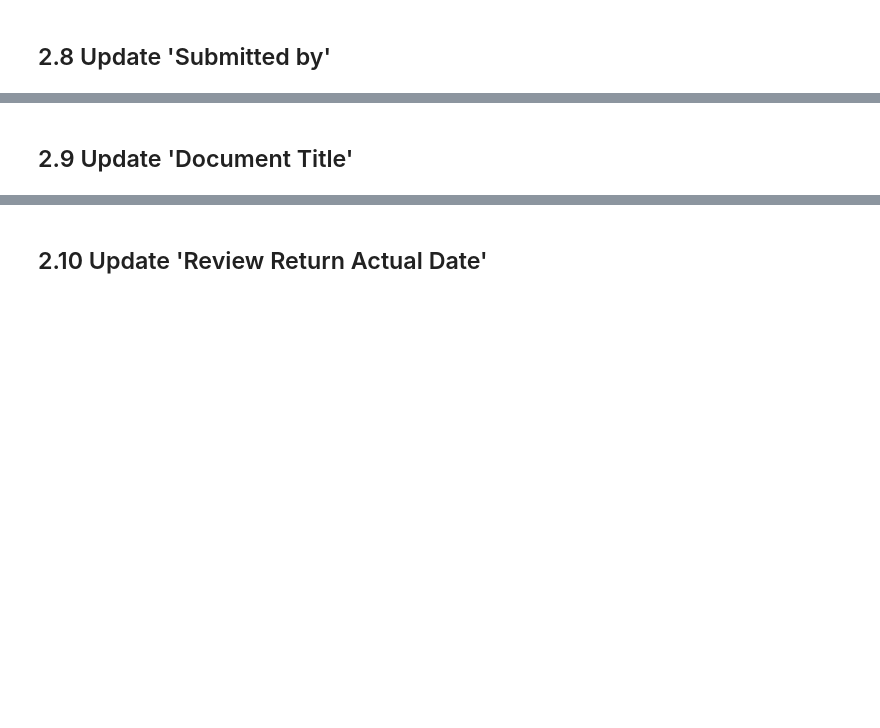
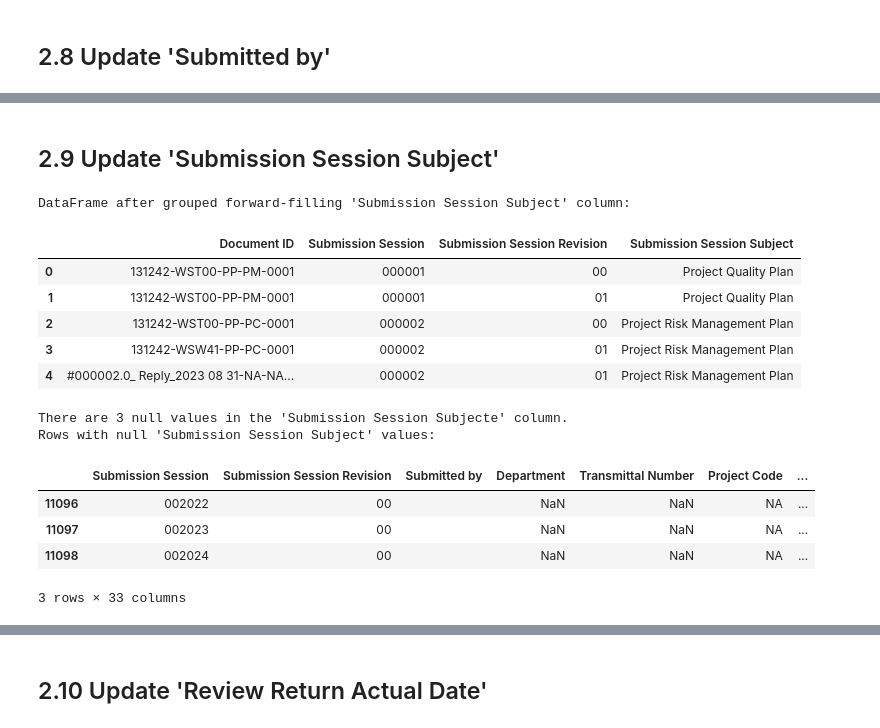
Before and after one commit to chinwarsoon/Engineering-and-Design, a Jupyter notebook: dcc/dcc_mdl.ipynb, the cells around one changed output, grey strips where cells are left out. Saved outputs shown, nothing was run; the diff lists cells and outputs as text; code cells hidden in the pictures; blank space fills up the shorter version.

```diff
--- a/dcc/dcc_mdl.ipynb
+++ b/dcc/dcc_mdl.ipynb
@@ -702,23 +1018,38 @@ else:
 # %% [markdown]
-## 2.9 Update 'Document Title'
+## 2.9 Update 'Submission Session Subject'
 # %%
-# Check if 'Document Title' column exists before performing forward fill operations, and if it does,
+# Check if 'Submission Session Subject' column exists before performing forward fill operations, and if it does,
 # perform forward fill per 'Submission Session' and 'Submission Session Revision', then per 'Submission Session'.
 
-if 'Document Title' in df_cleaned_and_filtered.columns:
-    df_cleaned_and_filtered['Document Title'] = df_cleaned_and_filtered.groupby(['Submission Session', 'Submission Session Revision'])['Document Title'].ffill()
-    df_cleaned_and_filtered['Document Title'] = df_cleaned_and_filtered.groupby('Submission Session')['Document Title'].ffill()
+if 'Submission Session Subject' in df_cleaned_and_filtered.columns:
+    df_cleaned_and_filtered['Submission Session Subject'] = df_cleaned_and_filtered.groupby(['Submission Session', 'Submission Session Revision'])['Submission Session Subject'].ffill()
+    df_cleaned_and_filtered['Submission Session Subject'] = df_cleaned_and_filtered.groupby('Submission Session')['Submission Session Subject'].ffill()
 
-print("DataFrame after grouped forward-filling 'Document Title' column:")
-display(df_cleaned_and_filtered[['Document ID', 'Submission Session', 'Submission Session Revision', 'Document Title']].head())
+print("DataFrame after grouped forward-filling 'Submission Session Subject' column:")
+display(df_cleaned_and_filtered[['Document ID', 'Submission Session', 'Submission Session Revision', 'Submission Session Subject']].head())
 
-# check null data in 'Document Title'
-num_null_document_title = df_cleaned_and_filtered['Document Title'].isnull().sum()
+# check null data in 'Submission Session Subject'
+num_null_document_title = df_cleaned_and_filtered['Submission Session Subject'].isnull().sum()
 if num_null_document_title > 0:
-    print(f"There are {num_null_document_title} null values in the 'Document Title' column.")
-    print("Rows with null 'Document Title' values:")
-    display(df_cleaned_and_filtered[df_cleaned_and_filtered['Document Title'].isnull()].head())
+    print(f"There are {num_null_document_title} null values in the 'Submission Session Subjecte' column.")
+    print("Rows with null 'Submission Session Subject' values:")
+    display(df_cleaned_and_filtered[df_cleaned_and_filtered['Submission Session Subject'].isnull()].head())
 else:
-    print("No null values found in the 'Document Title' column.")
+    print("No null values found in the 'Submission Session Subject' column.")
+# %% [output]
+DataFrame after grouped forward-filling 'Submission Session Subject' column:
+|  | Document ID | Submission Session | Submission Session Revision | Submission Session Subject |
+| 0 | 131242-WST00-PP-PM-0001 | 000001 | 00 | Project Quality Plan |
+| 1 | 131242-WST00-PP-PM-0001 | 000001 | 01 | Project Quality Plan |
+| 2 | 131242-WST00-PP-PC-0001 | 000002 | 00 | Project Risk Management Plan |
+| 3 | 131242-WSW41-PP-PC-0001 | 000002 | 01 | Project Risk Management Plan |
+| 4 | #000002.0_ Reply_2023 08 31-NA-NA... | 000002 | 01 | Project Risk Management Plan |
+There are 3 null values in the 'Submission Session Subjecte' column.
+Rows with null 'Submission Session Subject' values:
+|  | Submission Session | Submission Session Revision | Submitted by | Department | Transmittal Number | Project Code | ... |
+| 11096 | 002022 | 00 |  | NaN | NaN | NA | ... |
+| 11097 | 002023 | 00 |  | NaN | NaN | NA | ... |
+| 11098 | 002024 | 00 |  | NaN | NaN | NA | ... |
+3 rows × 33 columns
 # %%
 
```
Also changed, not shown: parts of 23 cells of this notebook.
